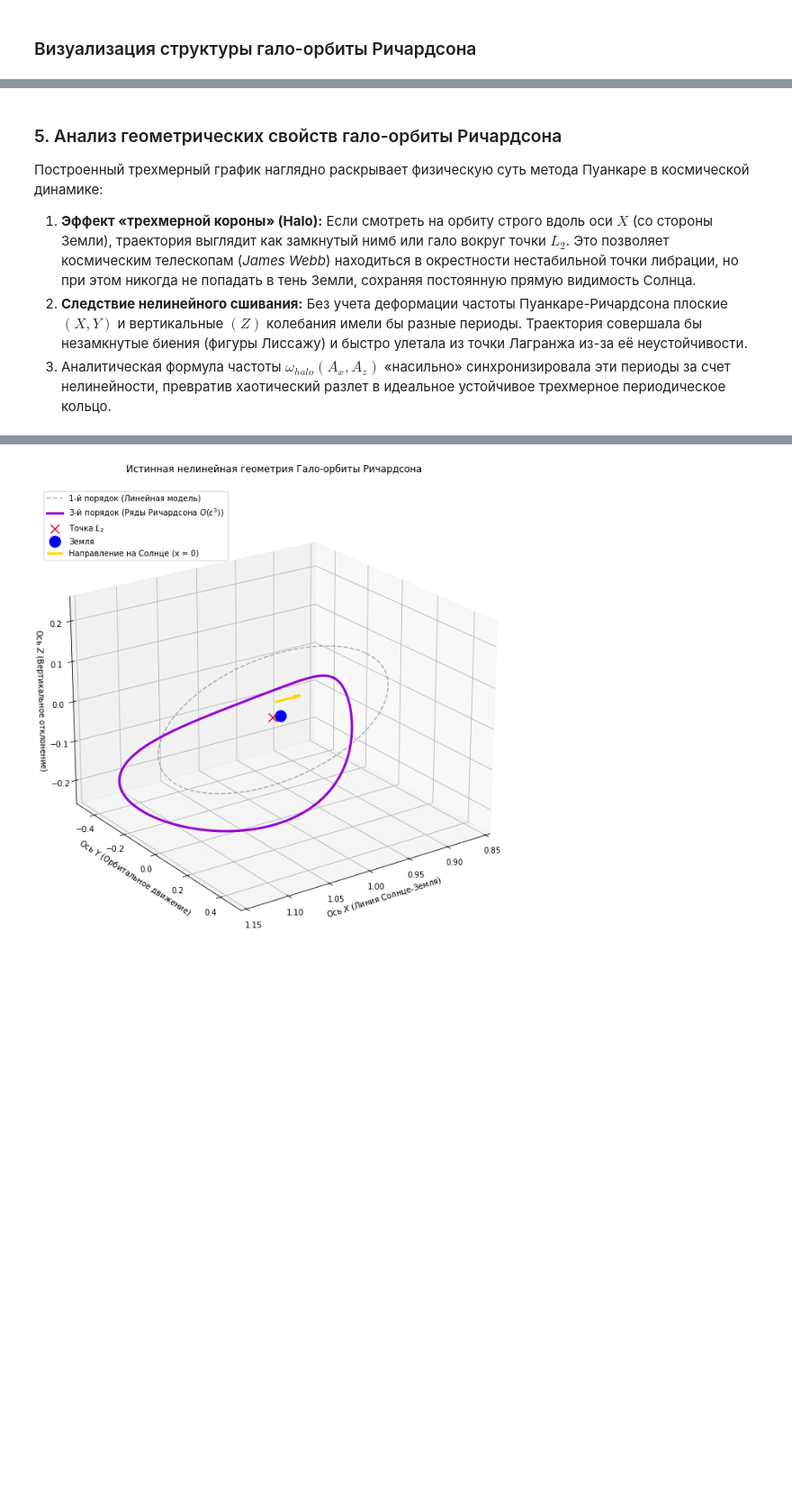
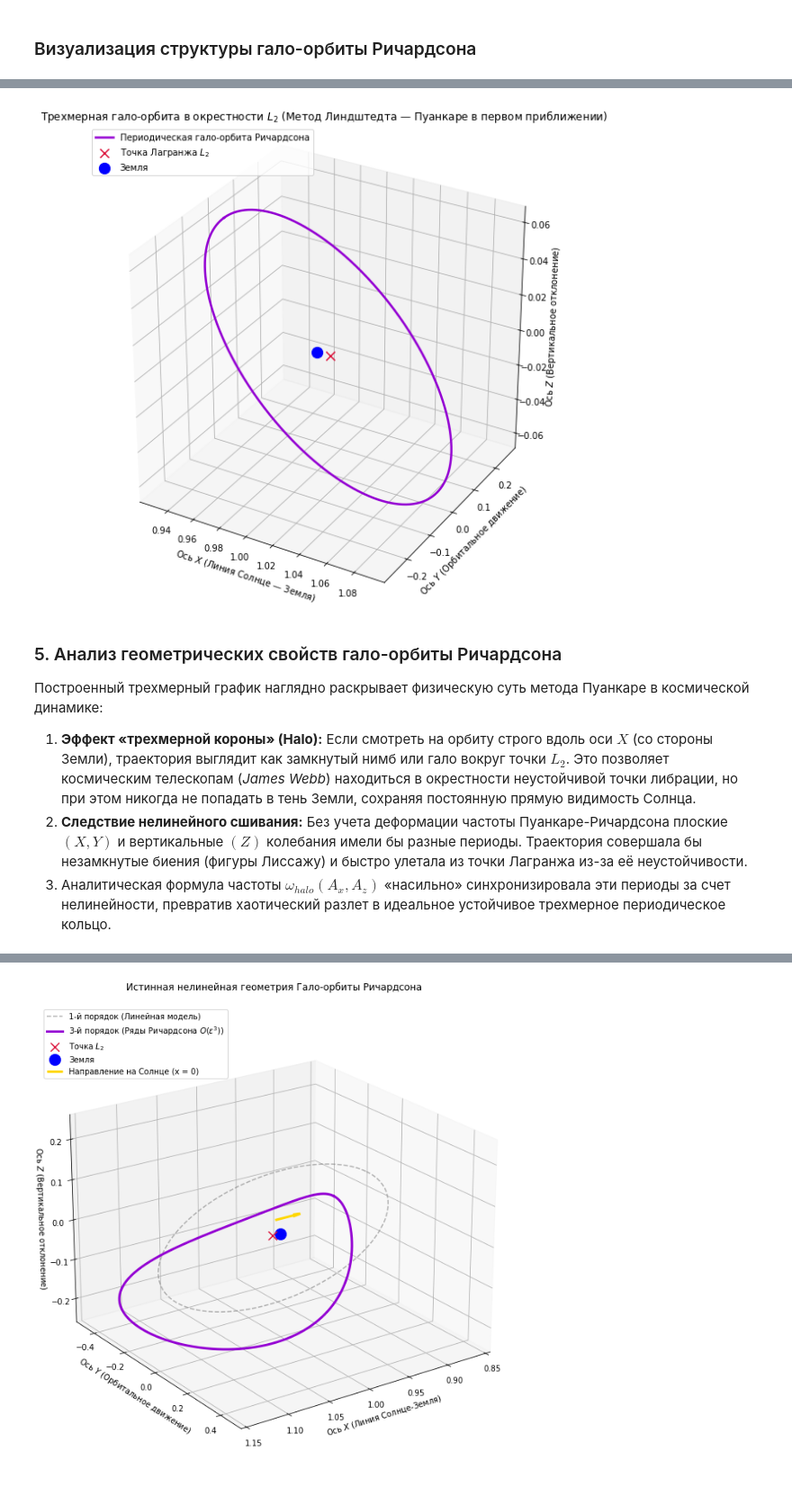
Before and after one commit to DPritykin/nonlinear-dynamics, a Jupyter notebook: Spring Term/1 Метод малого параметра Пуанкаре.ipynb, the cells around one changed output, grey strips where cells are left out. Shown at 90% size. Cells and saved outputs as stored; diff of their text form; code cells hidden in the pictures; blank space fills up the shorter version.

```diff
--- a/Spring Term/1 Метод малого параметра Пуанкаре.ipynb
+++ b/Spring Term/1 Метод малого параметра Пуанкаре.ipynb
@@ -341,8 +272,77 @@ plt.show()
+# %%
+import matplotlib.pyplot as plt
+import numpy as np
+
+# 1. Задаем параметры системы и амплитуды (модель Ричардсона)
+A_x = 0.08  # Амплитуда колебаний вдоль линии Солнце — Земля (в относительных единицах)
+A_z = 0.06  # Вертикальная амплитуда (задает трехмерность "гало")
+
+# Собственные линейные частоты в окрестности точки L2 системы Солнце — Земля
+# В силу нелинейности по Ричардсону они сшиваются в единую частоту орбит
+lam = 2.08645
+nu = 2.01521
+
+# Коэффициент связи плоского движения Ричардсона (из линеаризованных уравнений)
+k_fac = 3.229
+
+# 2. Вектор безразмерного фазового времени тау (от 0 до 2*pi для замкнутого контура)
+tau = np.linspace(0, 2 * np.pi, 1000)
+
+# 3. Аналитические уравнения Ричардсона (Первое приближение гало-орбиты)
+# Движение в плоскости эклиптики (X — вдоль линии центров, Y — по вектору скорости Земли)
+X_halo = -A_x * np.cos(tau)
+Y_halo = k_fac * A_x * np.sin(tau)
+
+# Вертикальное движение (Z — перпендикулярно плоскости эклиптики)
+# Квадратичная нелинейная поправка, связывающая плоскость с вертикальной осью
+X_z_coupling = 0.02 * A_z**2 * np.cos(2 * tau)
+Z_halo = A_z * np.cos(tau)
+
+# Сдвигаем координаты в саму точку Лагранжа L2 (относительно Земли d ~ 0.01 А.Е.)
+x_coords = 1.0100 + X_halo + X_z_coupling
+y_coords = Y_halo
+z_coords = Z_halo
+
+# 4. Построение трехмерного графика гало-орбиты
+fig = plt.figure(figsize=(10, 8))
+ax = fig.add_subplot(111, projection="3d")
+
+# Траектория гало-орбиты
+ax.plot(
+    x_coords,
+    y_coords,
+    z_coords,
+    color="darkviolet",
+    linewidth=2.5,
+    label="Периодическая гало-орбита Ричардсона",
+)
+
+# Отмечаем центр либрации L2 и Землю (схематично)
+ax.scatter([1.0100], [0], [0], color="crimson", marker="x", s=100, label="Точка Лагранжа $L_2$")
+ax.scatter([1.0000], [0], [0], color="blue", s=150, label="Земля")
+
+# Настройка осей и вида
+ax.set_title(
+    "Трехмерная гало-орбита в окрестности $L_2$ (Метод Линдштедта — Пуанкаре в первом приближении)",
+    fontsize=12,
+)
+ax.set_xlabel("Ось $X$ (Линия Солнце — Земля)")
+ax.set_ylabel("Ось $Y$ (Орбитальное движение)")
+ax.set_zlabel("Ось $Z$ (Вертикальное отклонение)")
+
+# Выравниваем масштаб по всем осям для корректного восприятия геометрии
+ax.set_box_aspect([1, 1, 1])
+ax.legend(loc="upper left")
+
+plt.tight_layout()
+plt.show()
+# %% [output]
+[figure, added]
 # %% [markdown]
 ### 5. Анализ геометрических свойств гало-орбиты Ричардсона
 
 Построенный трехмерный график наглядно раскрывает физическую суть метода Пуанкаре в космической динамике:
-1. **Эффект «трехмерной короны» (Halo):** Если смотреть на орбиту строго вдоль оси $X$ (со стороны Земли), траектория выглядит как замкнутый нимб или гало вокруг точки $L_2$. Это позволяет космическим телескопам (*James Webb*) находиться в окрестности нестабильной точки либрации, но при этом никогда не попадать в тень Земли, сохраняя постоянную прямую видимость Солнца.
+1. **Эффект «трехмерной короны» (Halo):** Если смотреть на орбиту строго вдоль оси $X$ (со стороны Земли), траектория выглядит как замкнутый нимб или гало вокруг точки $L_2$. Это позволяет космическим телескопам (*James Webb*) находиться в окрестности неустойчивой точки либрации, но при этом никогда не попадать в тень Земли, сохраняя постоянную прямую видимость Солнца.
 2. **Следствие нелинейного сшивания:** Без учета деформации частоты Пуанкаре-Ричардсона плоские $(X, Y)$ и вертикальные $(Z)$ колебания имели бы разные периоды. Траектория совершала бы незамкнутые биения (фигуры Лиссажу) и быстро улетала из точки Лагранжа из-за её неустойчивости.
 3. Аналитическая формула частоты $\omega_{halo}(A_x, A_z)$ «насильно» синхронизировала эти периоды за счет нелинейности, превратив хаотический разлет в идеальное устойчивое трехмерное периодическое кольцо.
 # %% [markdown]
```
Also changed, not shown: parts of 5 cells of this notebook, 4 other files.
